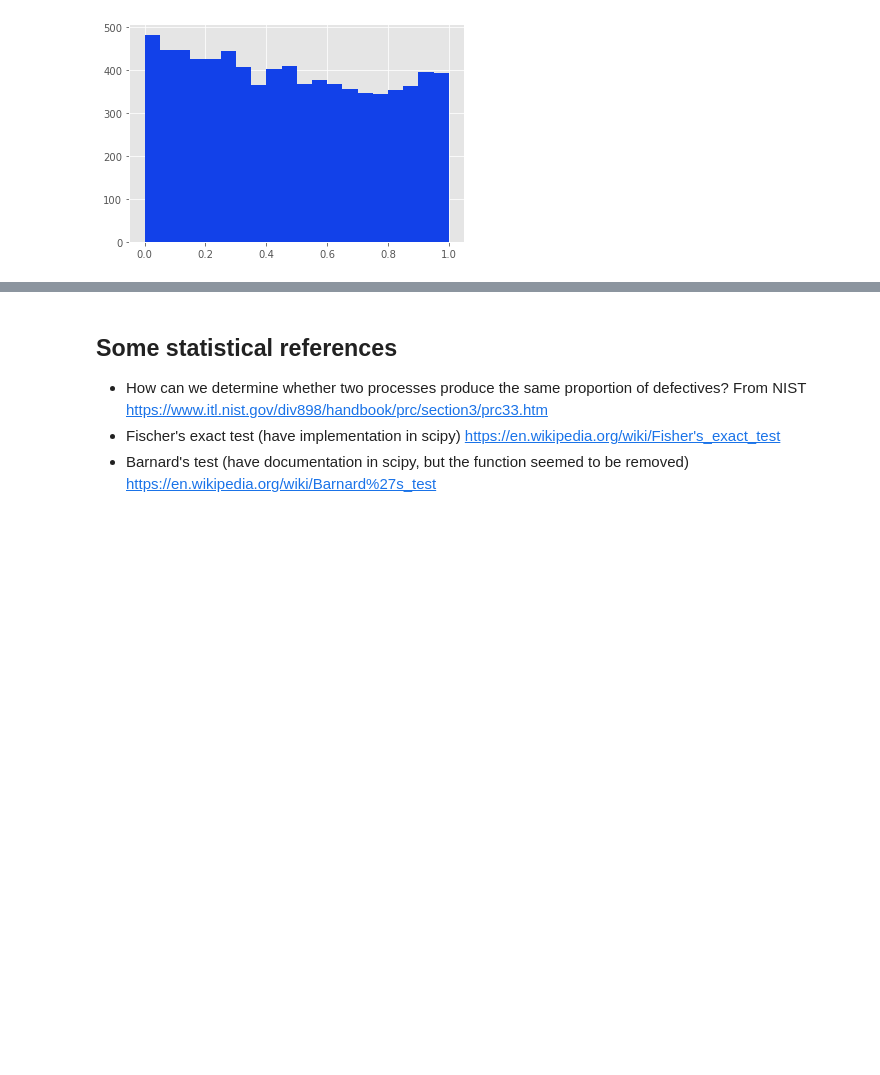
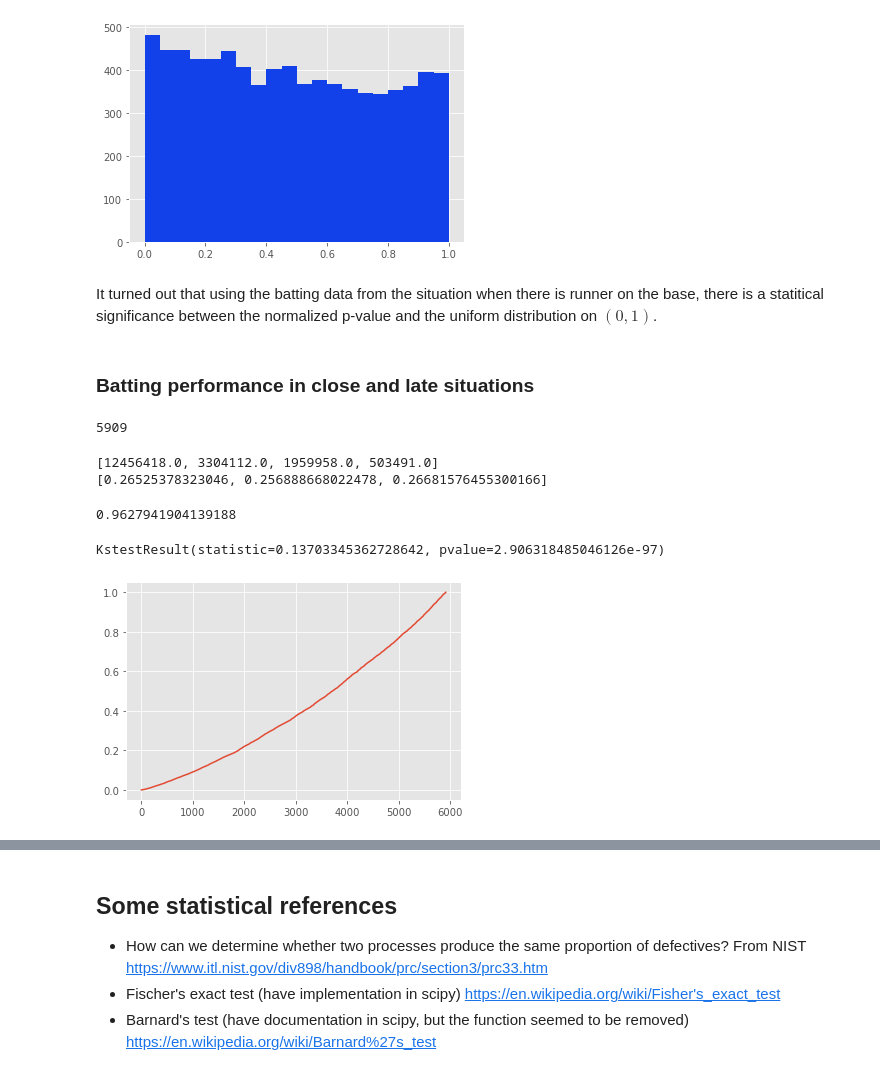
Before and after one commit to kiwymic/MLB-data-analysis, a Jupyter notebook: MLB career analysis.ipynb, the cells around one changed output, grey strips where cells are left out. Saved outputs shown, nothing was run; the diff lists cells and outputs as text; code cells hidden in the pictures; blank space fills up the shorter version.

```diff
--- a/MLB career analysis.ipynb
+++ b/MLB career analysis.ipynb
@@ -256,3 +256,47 @@ plt.hist(test, bins = 20, color = "#1241e9")
         9.99999909e-01]),
  <BarContainer object of 20 artists>)
 [figure]
+# %% [markdown]
+It turned out that using the batting data from the situation when there is runner on the base, there is a statitical significance between the normalized p-value and the uniform distribution on $(0,1)$.
+# %% [markdown]
+### Batting performance in close and late situations
+# %%
+AB_threshold = 30;
+
+temp = df_player_career_split[df_player_career_split["Situation"] == "Close & Late"];
+temp = temp[temp["AB"] >= AB_threshold];
+
+CnL_comp = pd.merge(df_player_career_split[df_player_career_split["Situation"] == "Total"], temp, on = "ID");
+
+print(CnL_comp.shape[0]-1) #5909
+# %% [output]
+5909
+# %%
+# Finding the regression factor
+test1 = [sum(CnL_comp[item]) for item in ["AB_x", "H_x", "AB_y", "H_y"]]; #12456418, 3304112, 1959958, 503491
+print(test1)
+test1 = [test1[1]/test1[0], test1[3]/test1[2], (test1[1]-test1[3])/(test1[0]-test1[2])]; #.2653, .2569, .2668
+print(test1)
+# theta = test1[1]/test1[2]; # 0.9627941904139188
+theta = 0.9627941904139188;
+# %% [output]
+[12456418.0, 3304112.0, 1959958.0, 503491.0]
+[0.26525378323046, 0.256888668022478, 0.26681576455300166]
+0.9627941904139188
+# %%
+p_CnL_2 = [];
+p_CnL_3 = [];
+for i in range(CnL_comp.shape[0]):
+    temp_list = CnL_comp.loc[i, ["AB_x", "H_x", "AB_y", "H_y"]];
+    res2 = Binomial_p_val(temp_list[1]-temp_list[3], temp_list[3], temp_list[0]-temp_list[2], temp_list[2], 0);
+    res3 = Binomial_p_val(temp_list[1]-temp_list[3], temp_list[3], temp_list[0]-temp_list[2], temp_list[2], theta);
+    p_CnL_2.append(res2);
+    p_CnL_3.append(res3);
+# %%
+test = sorted(p_CnL_2)
+plt.plot(test)
+
+stats.kstest(test, stats.uniform(loc=0.0).cdf)
+# %% [output]
+KstestResult(statistic=0.13703345362728642, pvalue=2.906318485046126e-97)
+[figure, added]
```
Also changed, not shown: parts of 16 cells of this notebook, 1 other file.
